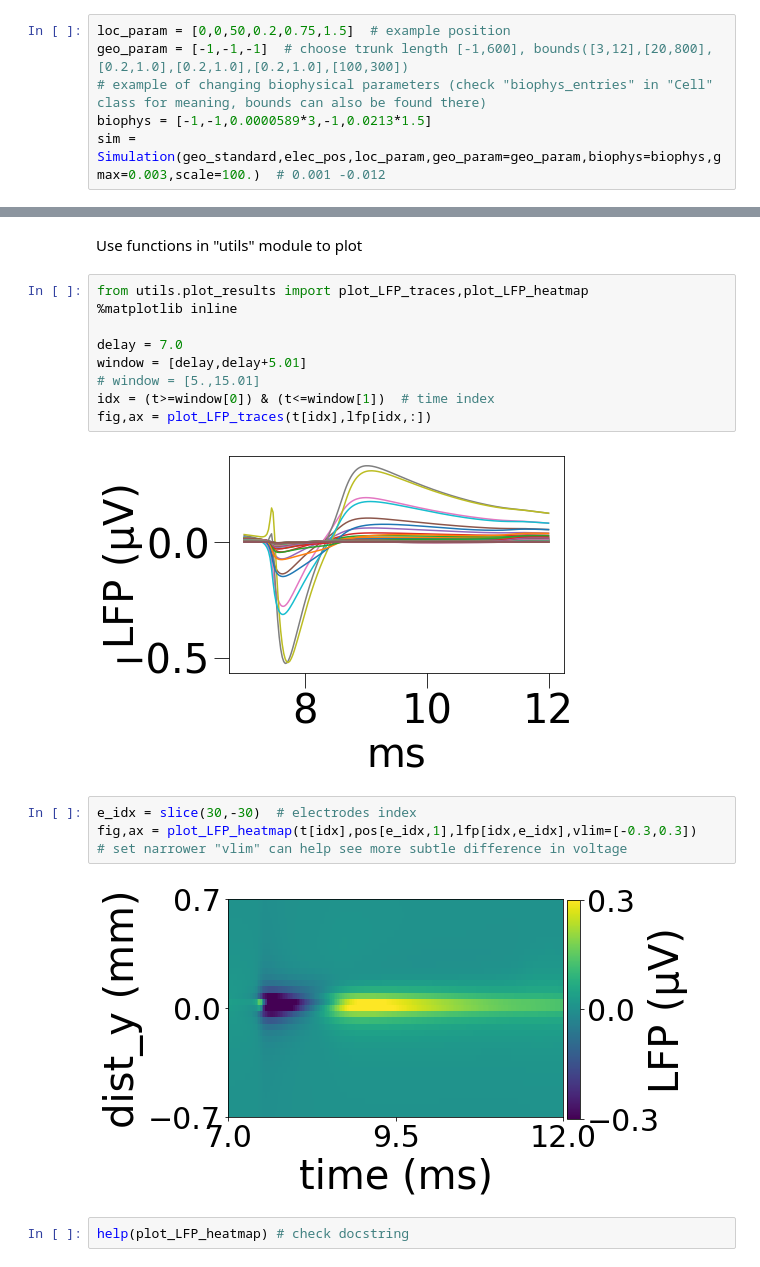
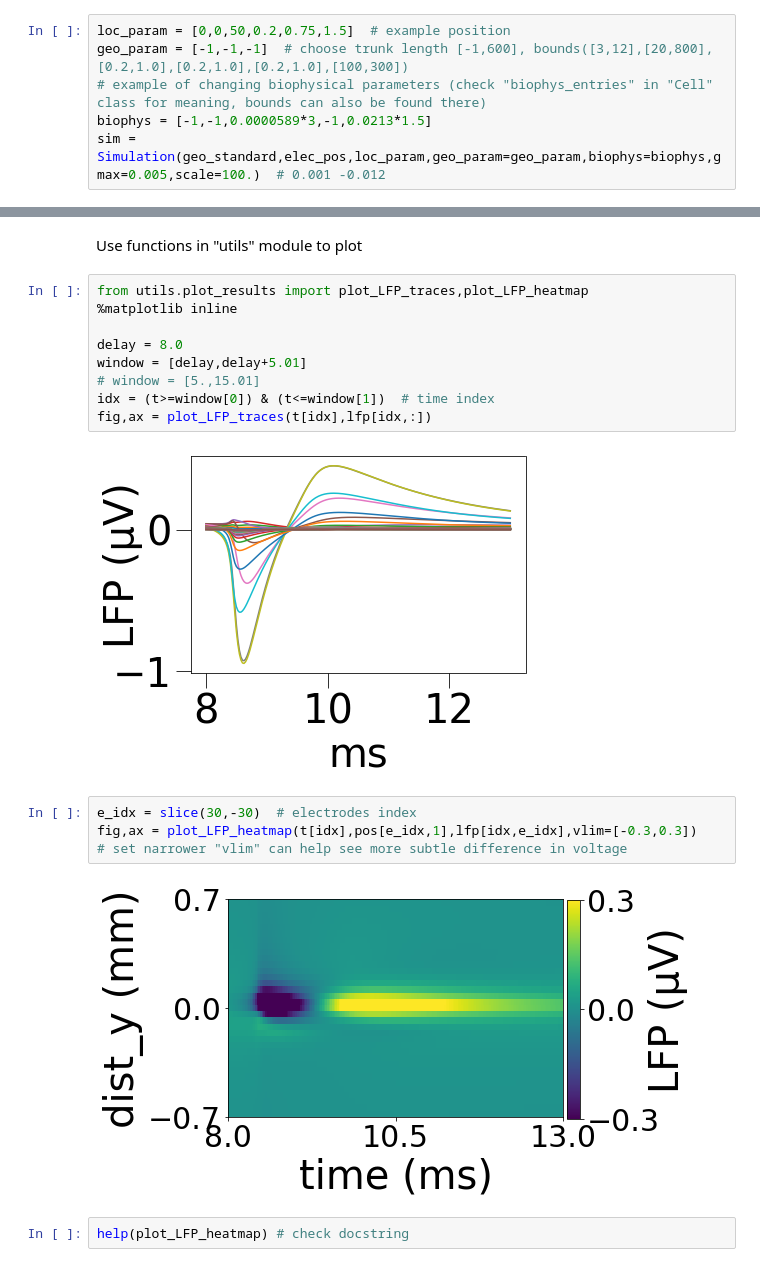
Before and after one commit to chenziao/Stylized-Cell-model, a Jupyter notebook: active_channel_model_example.ipynb, the cells around one changed output, grey strips where cells are left out. Drawn from its saved outputs; the diff is of its cells as text.

```diff
--- a/active_channel_model_example.ipynb
+++ b/active_channel_model_example.ipynb
@@ -272,7 +272,7 @@ loc_param = [0,0,50,0.2,0.75,1.5]  # example position
 geo_param = [-1,-1,-1]  # choose trunk length [-1,600], bounds([3,12],[20,800],[0.2,1.0],[0.2,1.0],[0.2,1.0],[100,300])
 # example of changing biophysical parameters (check "biophys_entries" in "Cell" class for meaning, bounds can also be found there)
 biophys = [-1,-1,0.0000589*3,-1,0.0213*1.5]
-sim = Simulation(geo_standard,elec_pos,loc_param,geo_param=geo_param,biophys=biophys,gmax=0.003,scale=100.)  # 0.001 -0.012
+sim = Simulation(geo_standard,elec_pos,loc_param,geo_param=geo_param,biophys=biophys,gmax=0.005,scale=100.)  # 0.001 -0.012
 # %% [markdown]
 Record membrane voltage at initial/middle/end of the trunk and middle of the tuft to check the propagation.
 # %%
@@ -303,20 +303,20 @@ Use functions in "utils" module to plot
 # %%
 from utils.plot_results import plot_LFP_traces,plot_LFP_heatmap
 %matplotlib inline
 
-delay = 7.0
+delay = 8.0
 window = [delay,delay+5.01]
 # window = [5.,15.01]
 idx = (t>=window[0]) & (t<=window[1])  # time index
 fig,ax = plot_LFP_traces(t[idx],lfp[idx,:])
 # %% [output]
-[figure, old version]
+[figure, new version]
 # %%
 e_idx = slice(30,-30)  # electrodes index
 fig,ax = plot_LFP_heatmap(t[idx],pos[e_idx,1],lfp[idx,e_idx],vlim=[-0.3,0.3])
 # set narrower "vlim" can help see more subtle difference in voltage
 # %% [output]
-[figure, old version]
+[figure, new version]
 # %%
 help(plot_LFP_heatmap) # check docstring
 # %% [output]
```
Also changed, not shown: parts of 1 cell of this notebook, 2 other files.
